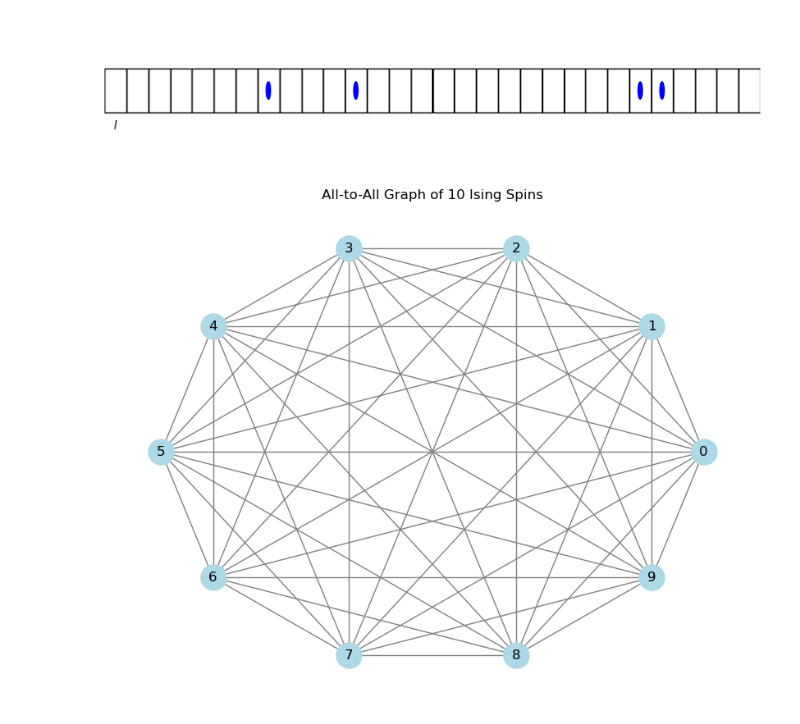
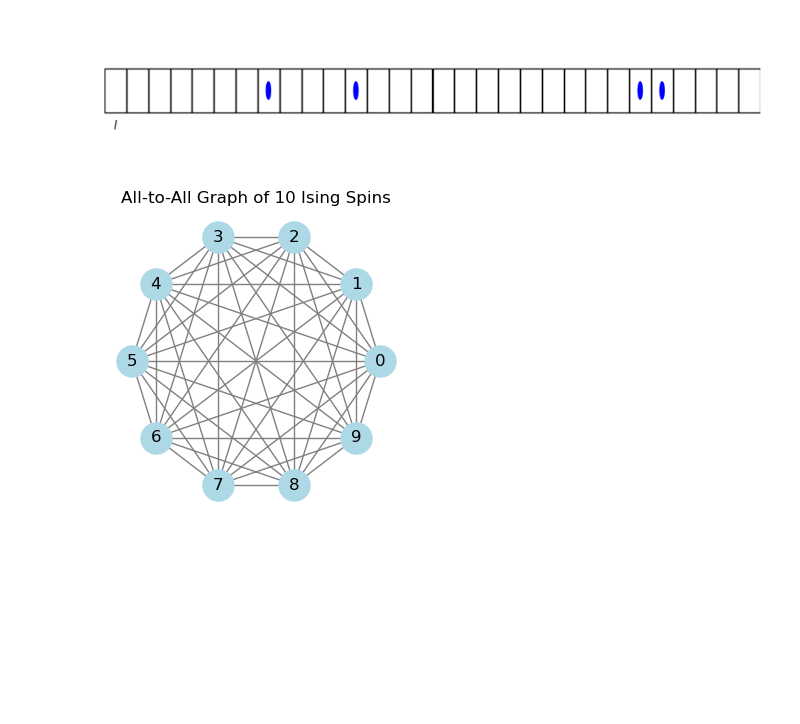
Before and after one commit to Hallatscheklab/StatPhys, a Jupyter notebook: _sources/figures/figure-generation.ipynb, the cells around one changed output. Saved outputs shown, nothing was run; the diff lists cells and outputs as text; code cells hidden in the pictures; blank space fills up the shorter version.

```diff
--- a/_sources/figures/figure-generation.ipynb
+++ b/_sources/figures/figure-generation.ipynb
@@ -38,19 +38,19 @@ plt.show()
 # %%
 import matplotlib.pyplot as plt
 import networkx as nx
 
 # Parameters
 num_spins = 10  # Number of Ising spins
 
 # Create an all-to-all graph
 G = nx.complete_graph(num_spins)
 
 # Plotting
-plt.figure(figsize=(8, 6))
+plt.figure(figsize=(3, 3))
 pos = nx.circular_layout(G)  # Position nodes in a circle
 nx.draw(G, pos, with_labels=True, node_color='lightblue', node_size=500, edge_color='gray')
 plt.title('All-to-All Graph of 10 Ising Spins')
 plt.savefig("all-to-all.png")
 plt.show()
 # %% [output]
-[figure, old version]
+[figure, new version]
```
Also changed, not shown: 7 other files.
